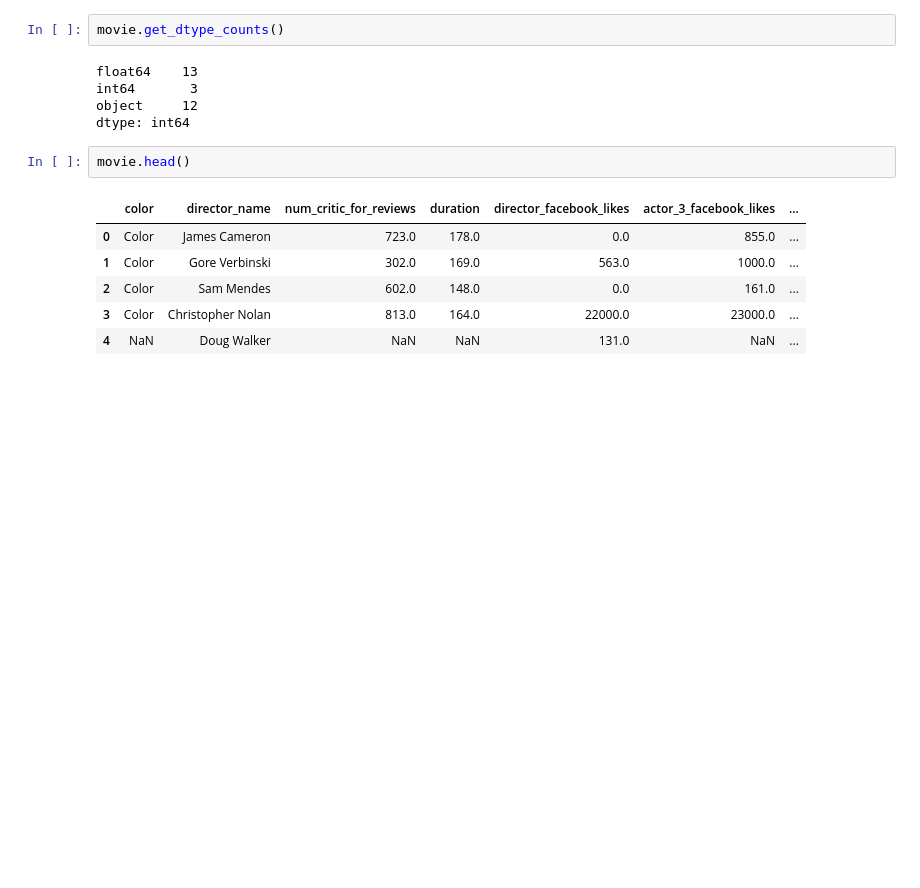
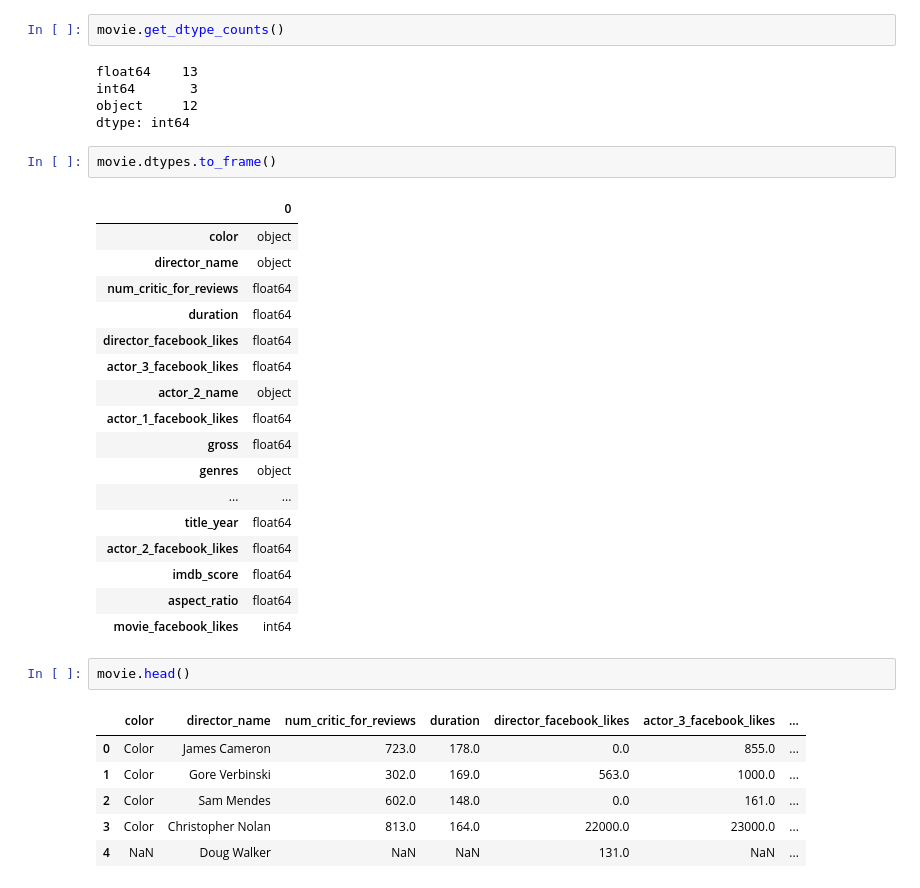
Before and after one commit to angelxtry/PyDataSc, a Jupyter notebook: PandasCookbook/ch01/review.ipynb, the cells around one changed output. Drawn from its saved outputs; the diff is of its cells as text; blank space fills up the shorter version.

```diff
--- a/PandasCookbook/ch01/review.ipynb
+++ b/PandasCookbook/ch01/review.ipynb
@@ -53,6 +81,26 @@ float64    13
 int64       3
 object     12
 dtype: int64
+# %%
+movie.dtypes.to_frame()
+# %% [output]
+|  | 0 |
+| color | object |
+| director_name | object |
+| num_critic_for_reviews | float64 |
+| duration | float64 |
+| director_facebook_likes | float64 |
+| actor_3_facebook_likes | float64 |
+| actor_2_name | object |
+| actor_1_facebook_likes | float64 |
+| gross | float64 |
+| genres | object |
+| ... | ... |
+| title_year | float64 |
+| actor_2_facebook_likes | float64 |
+| imdb_score | float64 |
+| aspect_ratio | float64 |
+| movie_facebook_likes | int64 |
 # %%
 movie.head()
 # %% [output]
```
Also changed, not shown: parts of 26 cells of this notebook, 1 other file.
